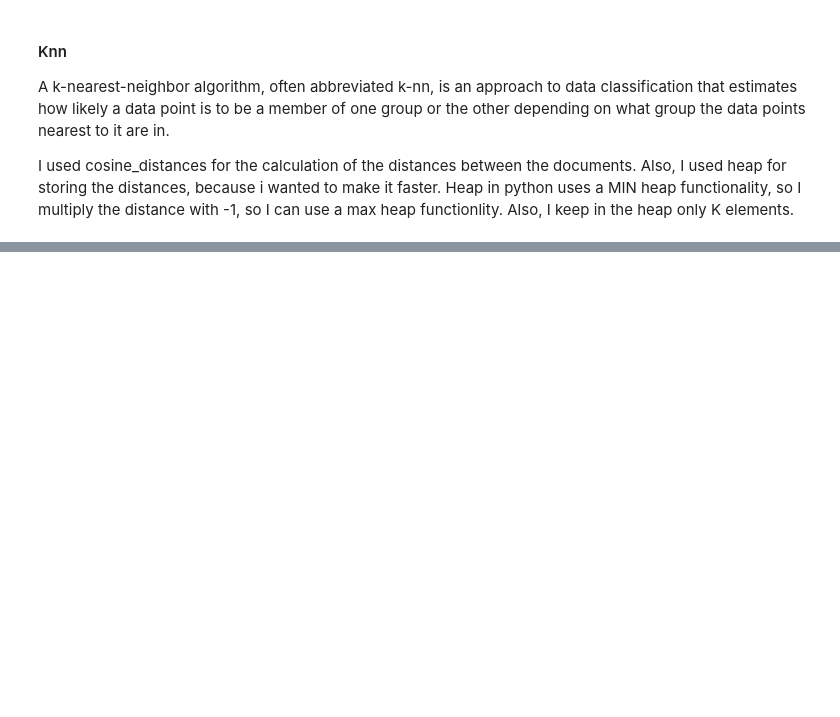
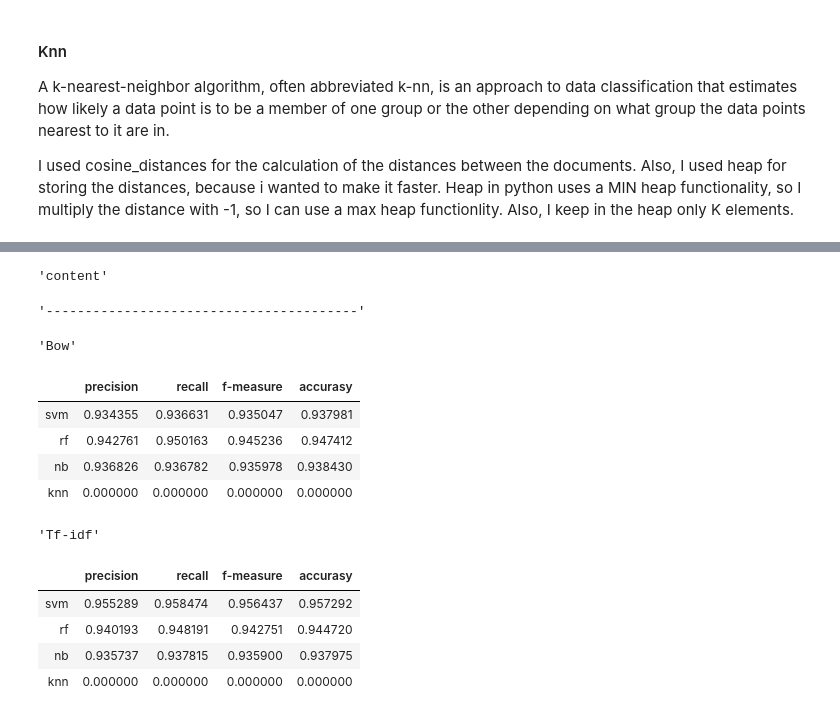
Before and after one commit to alexiszamanidis/news_articles_text_mining, a Jupyter notebook: news.ipynb, the cells around one changed output, grey strips where cells are left out. Cells and saved outputs as stored; diff of their text form; code cells hidden in the pictures; blank space fills up the shorter version.

```diff
--- a/news.ipynb
+++ b/news.ipynb
@@ -674,0 +665,38 @@ display_report(bow_report,tf_idf_report,"clean_title_and_content_stems_lemmas")
+# %%
+from sklearn.model_selection import KFold
+kf = KFold(n_splits=10)
+bow_report = pd.DataFrame.from_dict(report,orient="index",columns=["precision","recall","f-measure","accurasy"])
+tf_idf_report = pd.DataFrame.from_dict(report,orient="index",columns=["precision","recall","f-measure","accurasy"])
+# SHUFFLE DATASET BECAUSE IT IS GROYPED BY CATEGORY
+shuffled_data_set = data_set.sample(frac=1).reset_index(drop=True)
+#display(bow_report,tf_idf_report)
+columns = ["id","title","content","category","category_id","title_and_content","clean_title","clean_content","clean_title_and_content","clean_title_stems","clean_content_stems","clean_title_and_content_stems","clean_title_lemmas","clean_content_lemmas","clean_title_and_content_lemmas","clean_title_stems_lemmas","clean_content_stems_lemmas","clean_title_and_content_stems_lemmas"]
+for train_index, test_index in kf.split(shuffled_data_set):
+    # GET TRAIN AND TEST VALUES
+    train_set_f = shuffled_data_set.iloc[train_index.tolist(),:].values
+    test_set_f = shuffled_data_set.iloc[test_index.tolist(),:].values
+    # CREATE TRAIN AND TEST DATAFRAMES
+    train_set_f = pd.DataFrame(train_set_f,columns=columns)
+    test_set_f = pd.DataFrame(test_set_f,columns=columns)
+    # RUN CLASSIFICATION AND CREATE REPORT
+    classification(train_set_f,test_set_f,"content")
+
+report_columns=["precision","recall","f-measure","accurasy"]
+bow_report[report_columns] /= 10
+tf_idf_report[report_columns] /= 10
+display_report(bow_report,tf_idf_report,"content")
+# %% [output]
+'content'
+'----------------------------------------'
+'Bow'
+|  | precision | recall | f-measure | accurasy |
+| svm | 0.934355 | 0.936631 | 0.935047 | 0.937981 |
+| rf | 0.942761 | 0.950163 | 0.945236 | 0.947412 |
+| nb | 0.936826 | 0.936782 | 0.935978 | 0.938430 |
+| knn | 0.000000 | 0.000000 | 0.000000 | 0.000000 |
+'Tf-idf'
+|  | precision | recall | f-measure | accurasy |
+| svm | 0.955289 | 0.958474 | 0.956437 | 0.957292 |
+| rf | 0.940193 | 0.948191 | 0.942751 | 0.944720 |
+| nb | 0.935737 | 0.937815 | 0.935900 | 0.937975 |
+| knn | 0.000000 | 0.000000 | 0.000000 | 0.000000 |
```
Also changed, not shown: parts of 2 cells of this notebook.
